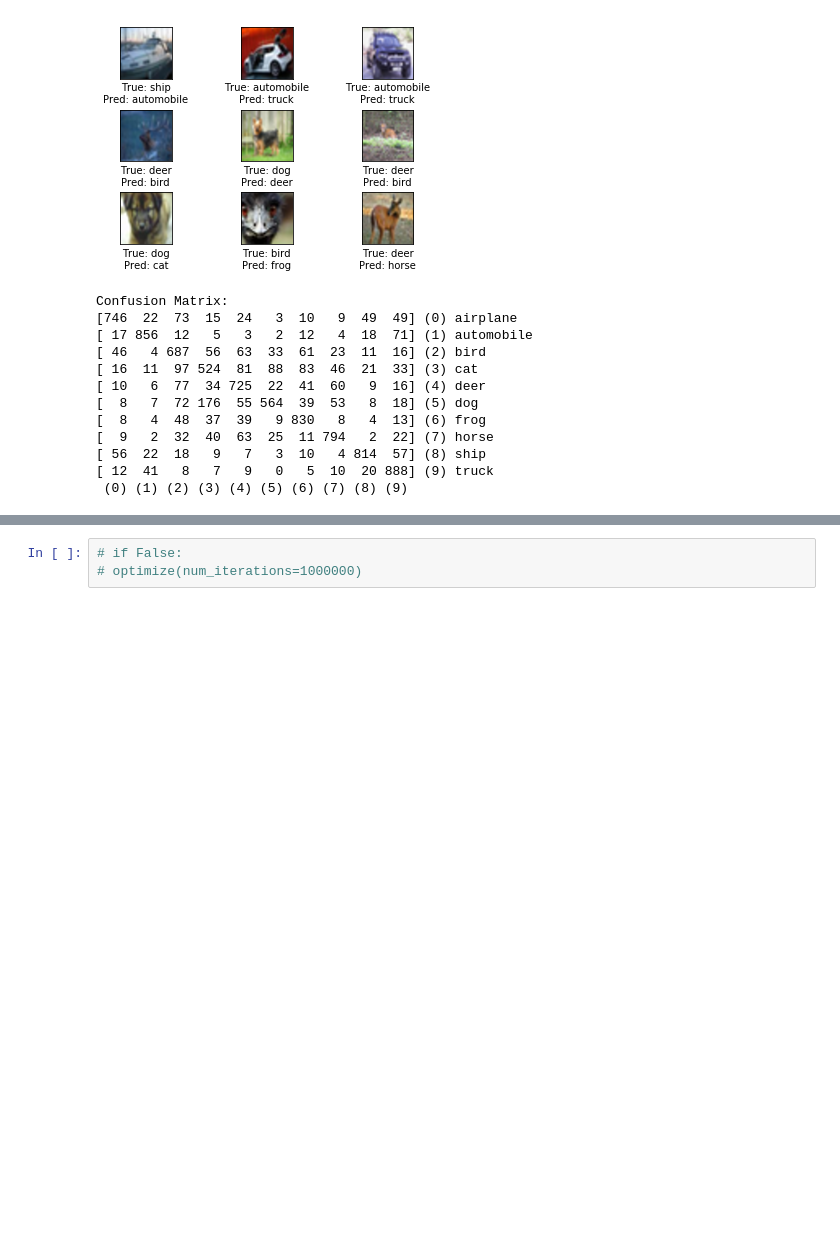
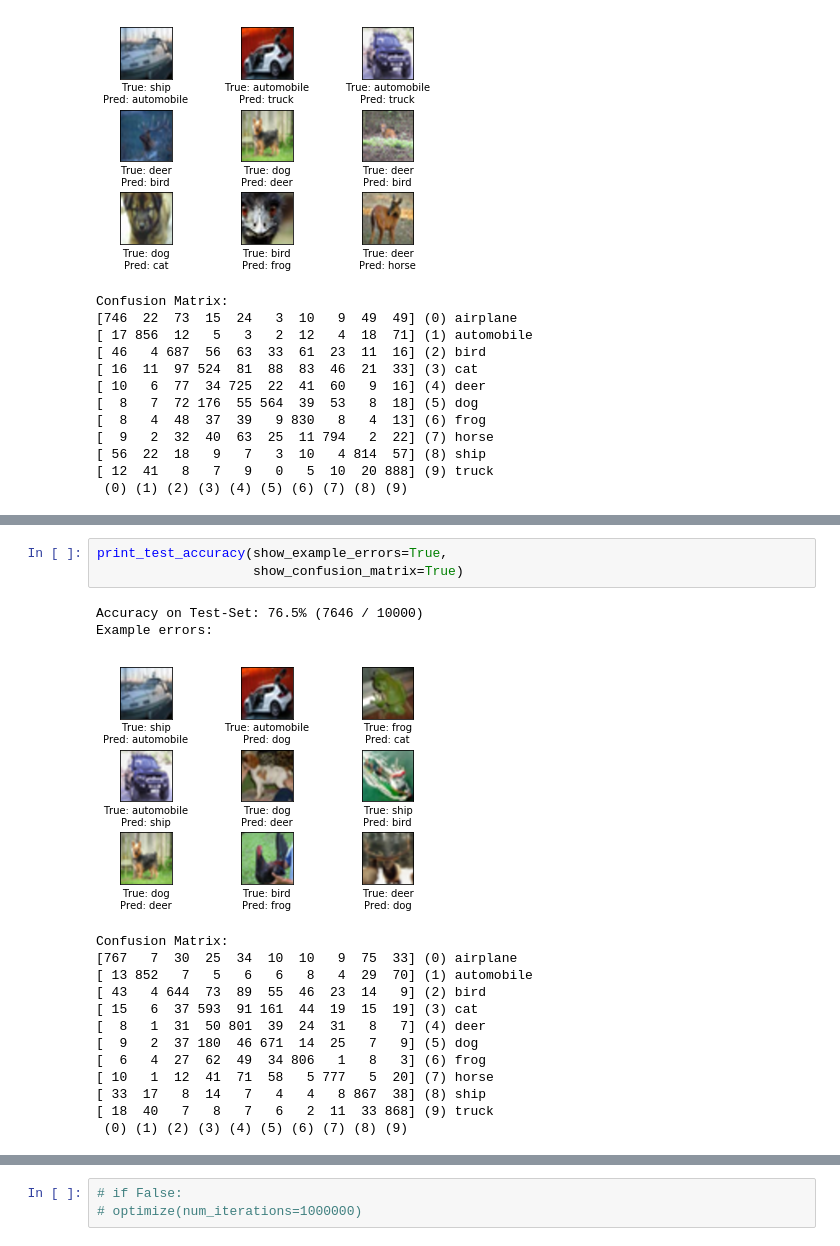
Before and after one commit to iasawseen/au_dl_course, a Jupyter notebook: seminar_3/classwork_2_AlexNet.ipynb, the cells around one changed output, grey strips where cells are left out. Drawn from its saved outputs; the diff is of its cells as text; blank space fills up the shorter version.

```diff
--- a/seminar_3/classwork_2_AlexNet.ipynb
+++ b/seminar_3/classwork_2_AlexNet.ipynb
@@ -1001,0 +1039,19 @@ Time usage: 1:47:58
+# %%
+print_test_accuracy(show_example_errors=True,
+                    show_confusion_matrix=True)
+# %% [output]
+Accuracy on Test-Set: 76.5% (7646 / 10000)
+Example errors:
+[figure, added]
+Confusion Matrix:
+[767   7  30  25  34  10  10   9  75  33] (0) airplane
+[ 13 852   7   5   6   6   8   4  29  70] (1) automobile
+[ 43   4 644  73  89  55  46  23  14   9] (2) bird
+[ 15   6  37 593  91 161  44  19  15  19] (3) cat
+[  8   1  31  50 801  39  24  31   8   7] (4) deer
+[  9   2  37 180  46 671  14  25   7   9] (5) dog
+[  6   4  27  62  49  34 806   1   8   3] (6) frog
+[ 10   1  12  41  71  58   5 777   5  20] (7) horse
+[ 33  17   8  14   7   4   4   8 867  38] (8) ship
+[ 18  40   7   8   7   6   2  11  33 868] (9) truck
+ (0) (1) (2) (3) (4) (5) (6) (7) (8) (9)
```
Also changed, not shown: parts of 9 cells of this notebook.
